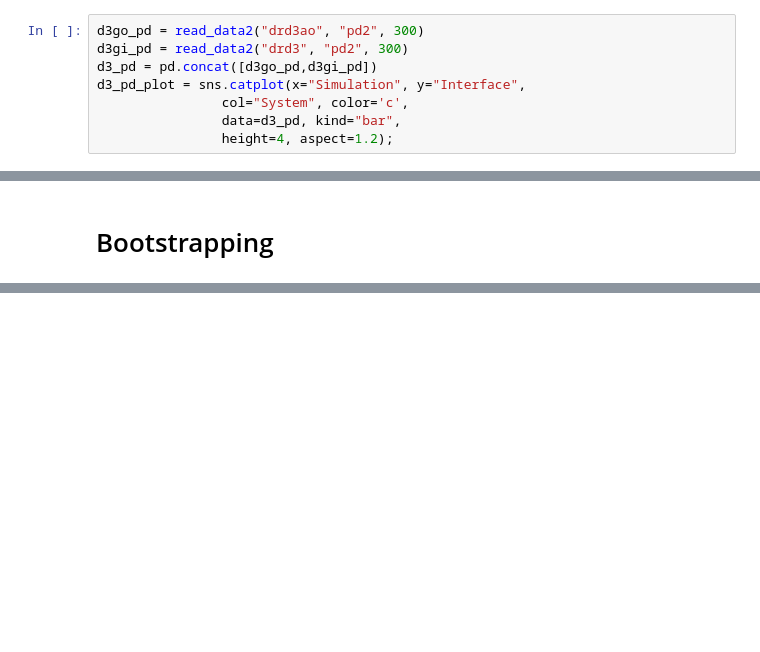
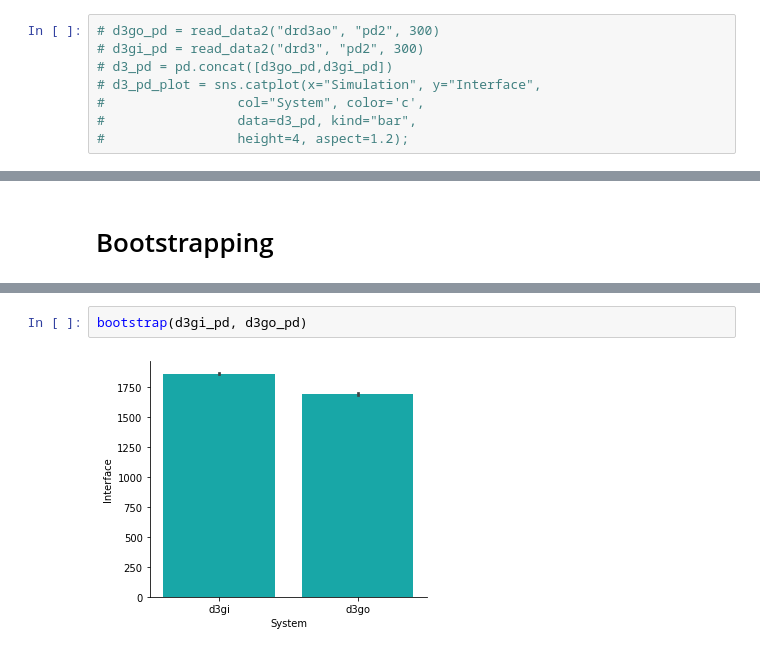
Before and after one commit to brucekhlee/ace, a Jupyter notebook: tutorial/dx_g_cpx/plot_interface3.ipynb, the cells around one changed output, grey strips where cells are left out. Cells and saved outputs as stored; diff of their text form; blank space fills up the shorter version.

```diff
--- a/tutorial/dx_g_cpx/plot_interface3.ipynb
+++ b/tutorial/dx_g_cpx/plot_interface3.ipynb
@@ -223,13 +226,13 @@ d3go f4 1611.765667574932
 d3go f5 1691.2098092643052
 d3go f6 1681.6590584878745
 # %%
-d3go_pd = read_data2("drd3ao", "pd2", 300)
-d3gi_pd = read_data2("drd3", "pd2", 300)
-d3_pd = pd.concat([d3go_pd,d3gi_pd])
-d3_pd_plot = sns.catplot(x="Simulation", y="Interface",
-                col="System", color='c',
-                data=d3_pd, kind="bar",
-                height=4, aspect=1.2);
+# d3go_pd = read_data2("drd3ao", "pd2", 300)
+# d3gi_pd = read_data2("drd3", "pd2", 300)
+# d3_pd = pd.concat([d3go_pd,d3gi_pd])
+# d3_pd_plot = sns.catplot(x="Simulation", y="Interface",
+#                 col="System", color='c',
+#                 data=d3_pd, kind="bar",
+#                 height=4, aspect=1.2);
 # %% [output]
 [figure]
 # %%
@@ -276,0 +268,4 @@ bootstrap(d3_prm)
+# %%
+bootstrap(d3gi_pd, d3go_pd)
+# %% [output]
+[figure, added]
```
Also changed, not shown: parts of 7 cells of this notebook.
